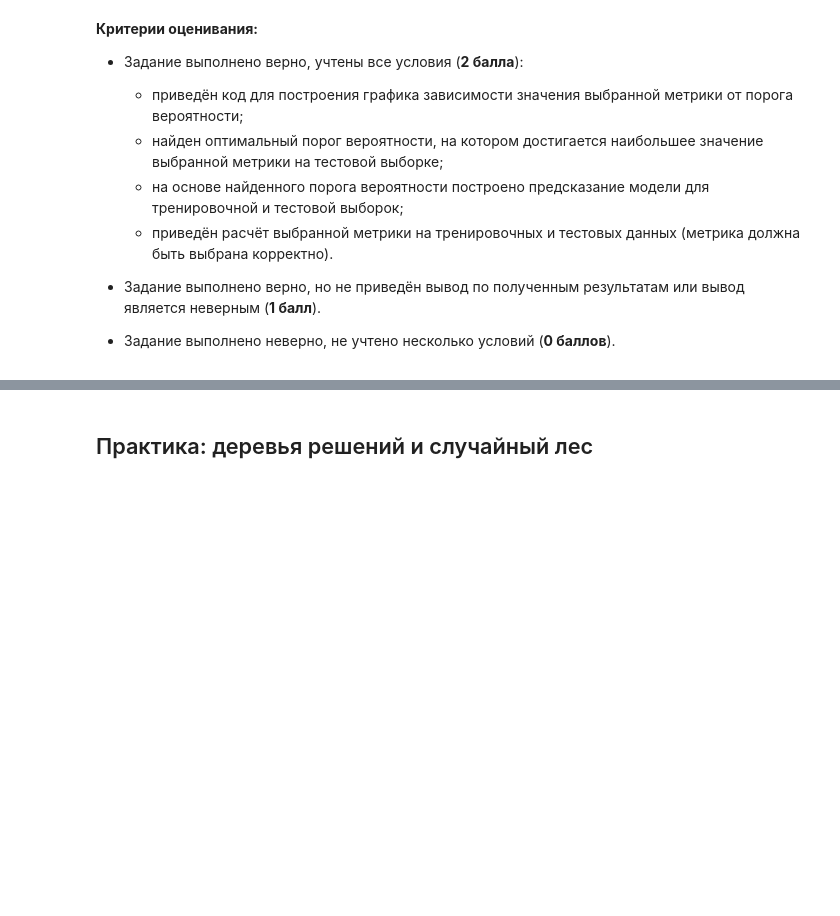
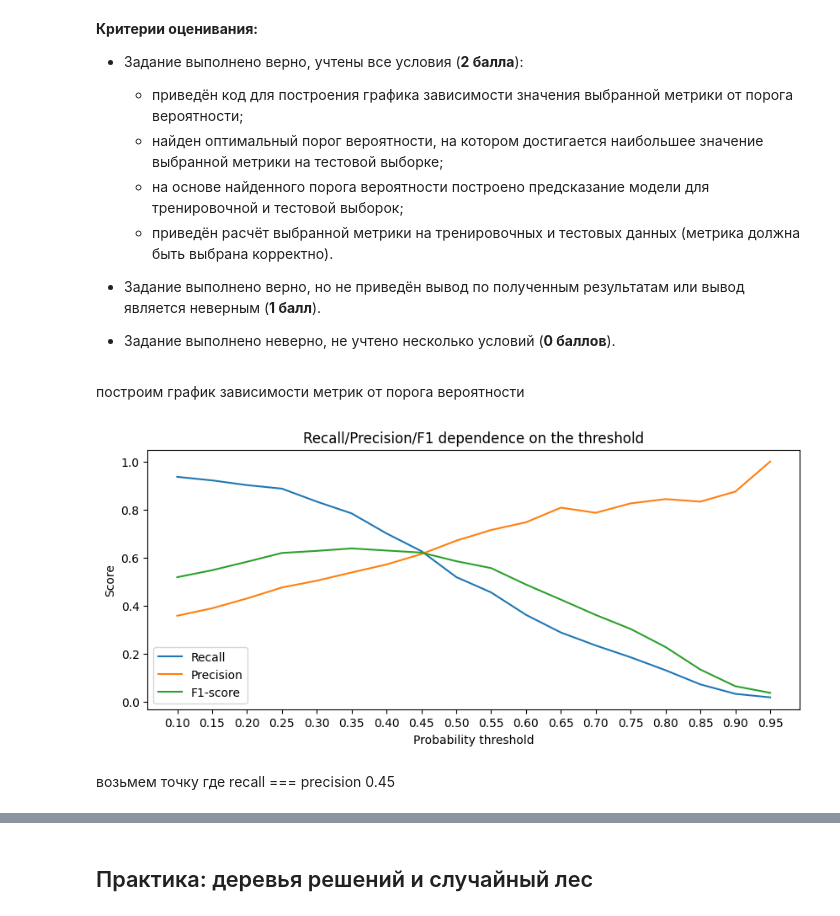
Before and after one commit to chertt007/ML-course, a Jupyter notebook: Block_4/Введение_в_машинное_обучение/ML_3 Классификация_логистическая регрессия/asset-v1_SkillFactory+DST-3.0+28FEB2021+type@asset+block@ML-3._Практика._Ноутбук-шаблон.ipynb, the cells around one changed output, grey strips where cells are left out. Drawn from its saved outputs; the diff is of its cells as text; code cells hidden in the pictures; blank space fills up the shorter version.

```diff
--- a/Block_4/Введение_в_машинное_обучение/ML_3 Классификация_логистическая регрессия/asset-v1_SkillFactory+DST-3.0+28FEB2021+type@asset+block@ML-3._Практика._Ноутбук-шаблон.ipynb
+++ b/Block_4/Введение_в_машинное_обучение/ML_3 Классификация_логистическая регрессия/asset-v1_SkillFactory+DST-3.0+28FEB2021+type@asset+block@ML-3._Практика._Ноутбук-шаблон.ipynb
@@ -375,4 +882,46 @@ for threshold in thresholds:
 - Задание выполнено верно, но не приведён вывод по полученным результатам или вывод является неверным (**1 балл**).
 - Задание выполнено неверно, не учтено несколько условий (**0 баллов**).
 # %%
-# Ваш код здесь
+# log_reg_model_optimal
+# * приведён код для построения графика зависимости значения выбранной метрики от порога вероятности;
+# берем только второй столбец все делаем на тестовой выборке - так как и просили в задании
+y_proba_pred = log_reg_model_optimal.predict_proba(X_test_scaled_poly)[:,1]
+# заворачиваем в  пандас серии
+y_proba_pred = pd.Series(y_proba_pred)
+#Создадим списки, в которых будем хранить значения метрик
+recall_scores = []
+precision_scores = []
+f1_scores = []
+#Сгенерируем набор вероятностных порогов в диапазоне от 0.1 до 1
+thresholds = np.arange(0.1, 1, 0.05)
+
+for threshold in thresholds:
+  # клиентов вероятность ухода которых большет threshold  относим к 1ому классу
+  y_pred = y_proba_pred.apply(lambda x: 1 if x> threshold else 0)
+  recall_scores.append(metrics.recall_score(y_test, y_pred))
+  precision_scores.append(metrics.precision_score(y_test, y_pred))
+  f1_scores.append(metrics.f1_score(y_test, y_pred))
+# %% [markdown]
+построим график зависимости метрик от порога вероятности
+# %%
+#Визуализируем метрики при различных threshold
+fig, ax = plt.subplots(figsize=(10, 4)) #фигура + координатная плоскость
+#Строим линейный график зависимости recall от threshold
+ax.plot(thresholds, recall_scores, label='Recall')
+#Строим линейный график зависимости precision от threshold
+ax.plot(thresholds, precision_scores, label='Precision')
+#Строим линейный график зависимости F1 от threshold
+ax.plot(thresholds, f1_scores, label='F1-score')
+
+#Даём названия графику и осям
+ax.set_title('Recall/Precision/F1 dependence on the threshold')
+ax.set_xlabel('Probability threshold')
+ax.set_ylabel('Score')
+#Устанавливаем отметки по оси x
+ax.set_xticks(thresholds)
+#Отображаем легенду
+ax.legend();
+# %% [output]
+[figure, added]
+# %% [markdown]
+возьмем точку где recall === precision 0.45
```
Also changed, not shown: parts of 19 cells of this notebook.
